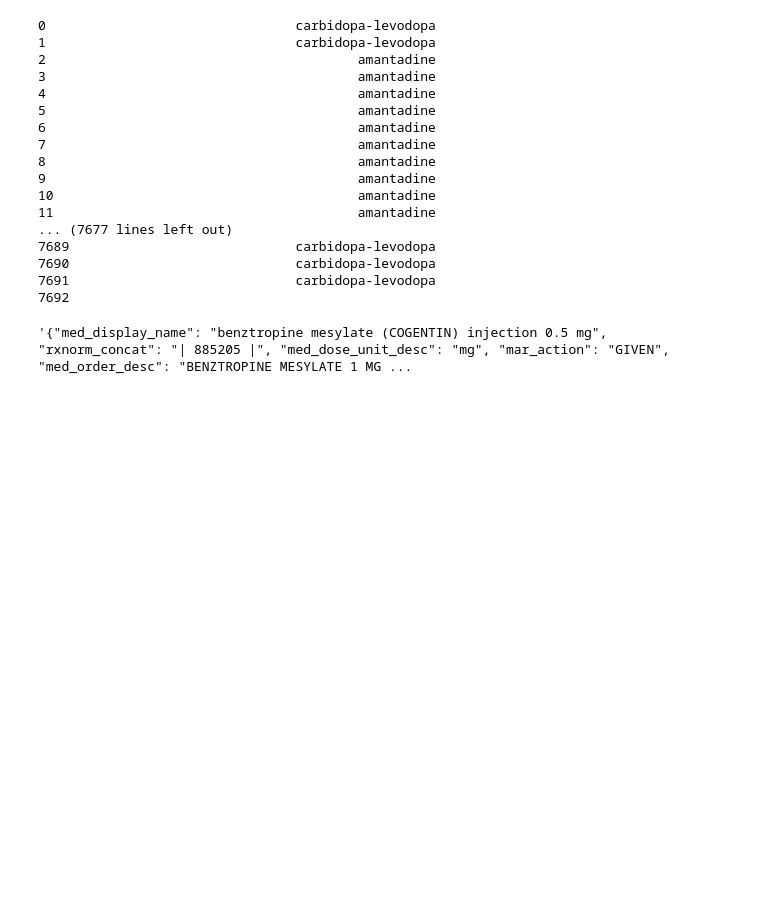
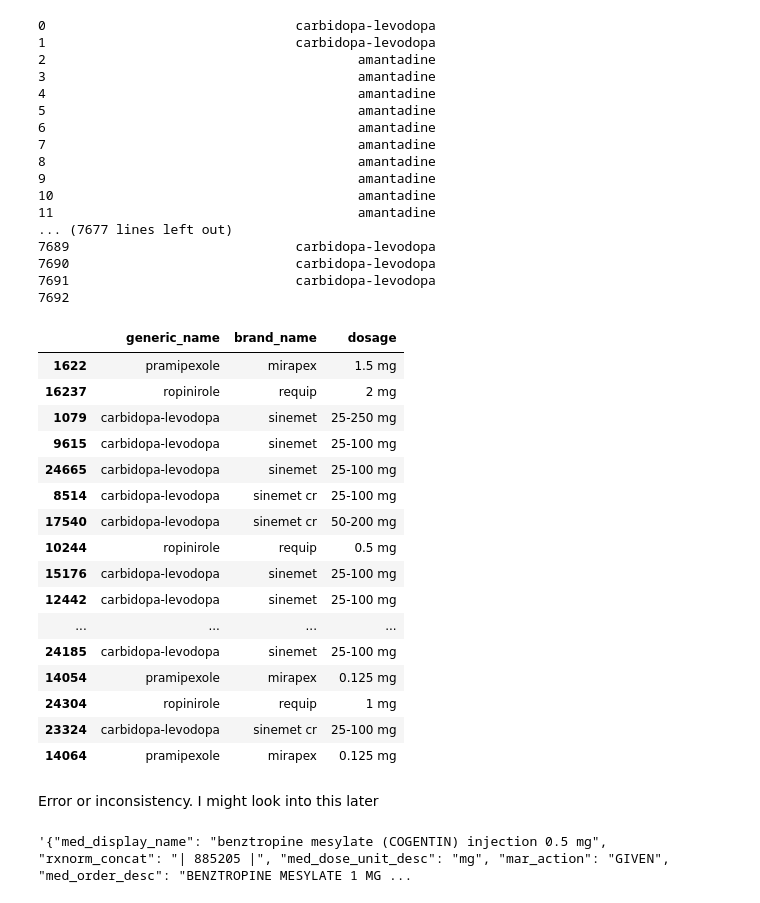
Before and after one commit to rdiazrincon/motor_fluctuations_pd, a Jupyter notebook: motor_fluctuations_pd.ipynb, the cells around one changed output. Cells and saved outputs as stored; diff of their text form; code cells hidden in the pictures; blank space fills up the shorter version.

Commit message:
Dealing with missing data

```diff
--- a/motor_fluctuations_pd.ipynb
+++ b/motor_fluctuations_pd.ipynb
@@ -60,0 +71,2 @@ drug_source_value = df['drug_source_value'].apply(lambda x: json.loads(x))
+# %%
+dsv_drug_exposure = drug_exposure['drug_source_value'].apply(lambda x: json.loads(x))
@@ -296,3 +368,44 @@ pd_data = pd.DataFrame({
+# %%
+# Regex: ? 0 o 1 for the last element. + 1 or more.
+# Matches generic name (Word characters followed by either a space or hyphens) and brand name (A name)
+drug_names_pattern = r"([\w\s-]+)\s(?:\(([\w\s-]+)\)\s*)?"
+dosage_pattern = r"\d+(?:\.\d+)?(?:-\d+(?:\.\d+)?)*(?:\s*(?:mg/ml|mg|ml))(?:/hr)?"
+
+# Initialize empty lists
+generic_names = []
+brand_names = []
+dosages = []
+
+# Extract information and populate the lists
+for string in drugs_used_drug_exposure:
+    drug_name_match = re.findall(drug_names_pattern, string)
+    if drug_name_match:
+        generic_name, brand_name = drug_name_match[0]
+        generic_names.append(generic_name)
+
+        if brand_name:
+            brand_names.append(brand_name)
+        else:
+            brand_names.append(np.nan)
+
+        dosage_match = re.findall(dosage_pattern, string)
+
+        if dosage_match:
+            dosages.append(dosage_match[0])
+        else:
+            dosages.append(np.nan)
+    else:
+        # Nice way to remove outlier and keeping the length the same
+        print(string)
+        generic_names.append(np.nan)
+
+
+# Create DataFrame
+pd_data_drug_exposure = pd.DataFrame({
+    "generic_name": generic_names,
+    "brand_name": brand_names,
+    "dosage": dosages
+})
 # %%
 pd_data.sample(20)
 # %% [output]
@@ -333,6 +446,28 @@ print(pd_data['generic_name'].to_string())
 7690                             carbidopa-levodopa
 7691                             carbidopa-levodopa
 7692
+# %%
+pd_data_drug_exposure.sample(20)
+# %% [output]
+|  | generic_name | brand_name | dosage |
+| 1622 | pramipexole | mirapex | 1.5 mg |
+| 16237 | ropinirole | requip | 2 mg |
+| 1079 | carbidopa-levodopa | sinemet | 25-250 mg |
+| 9615 | carbidopa-levodopa | sinemet | 25-100 mg |
+| 24665 | carbidopa-levodopa | sinemet | 25-100 mg |
+| 8514 | carbidopa-levodopa | sinemet cr | 25-100 mg |
+| 17540 | carbidopa-levodopa | sinemet cr | 50-200 mg |
+| 10244 | ropinirole | requip | 0.5 mg |
+| 15176 | carbidopa-levodopa | sinemet | 25-100 mg |
+| 12442 | carbidopa-levodopa | sinemet | 25-100 mg |
+| ... | ... | ... | ... |
+| 24185 | carbidopa-levodopa | sinemet | 25-100 mg |
+| 14054 | pramipexole | mirapex | 0.125 mg |
+| 24304 | ropinirole | requip | 1 mg |
+| 23324 | carbidopa-levodopa | sinemet cr | 25-100 mg |
+| 14064 | pramipexole | mirapex | 0.125 mg |
+# %% [markdown]
+Error or inconsistency. I might look into this later
 # %%
 # There's an inconsistency with this. The RxCUI code associated with it (885205) actually shows 1 mg not 0.5. See: https://mor.nlm.nih.gov/RxNav/search?searchBy=RXCUI&searchTerm=885205
 df_pd['drug_source_value'].iloc[3013]
```
Also changed, not shown: parts of 179 cells of this notebook, 1 other file.
